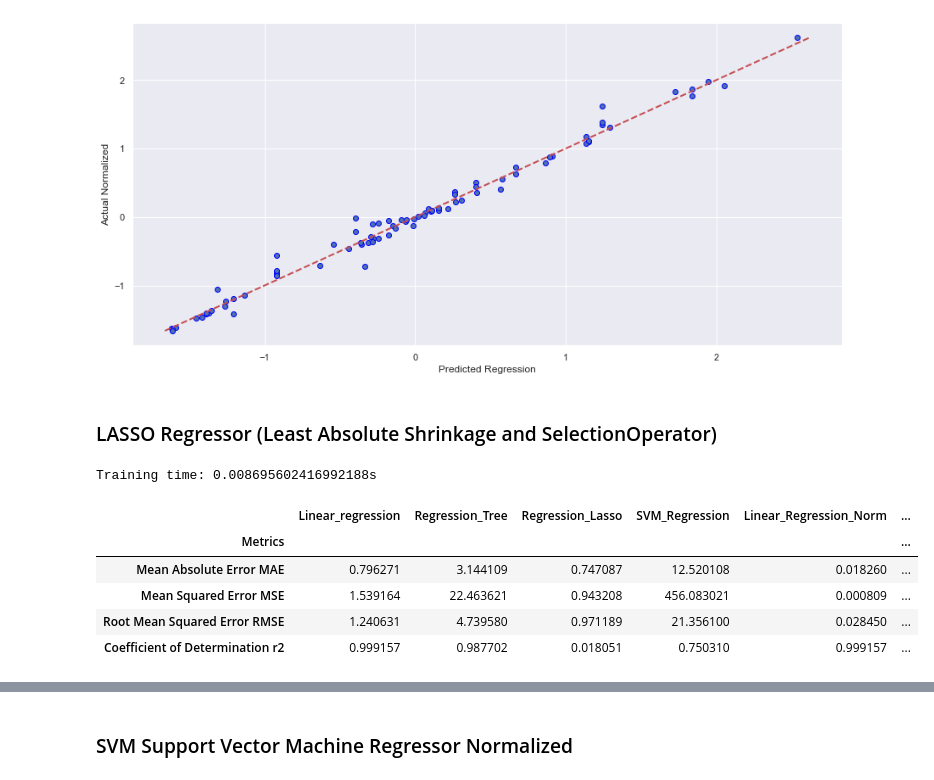
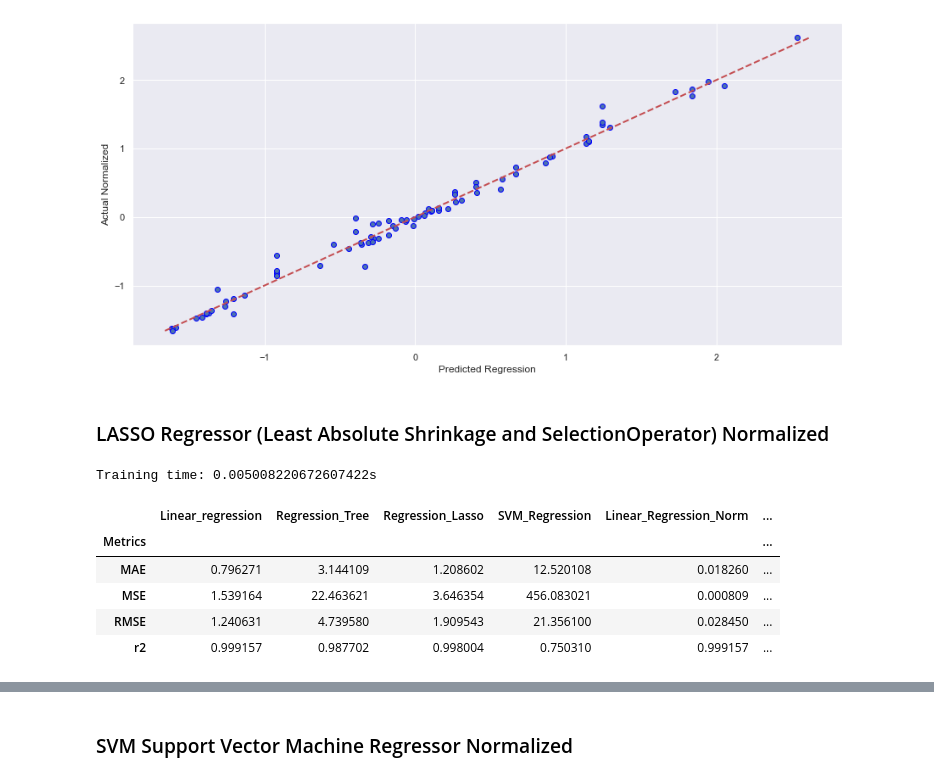
Before and after one commit to montwa/Ryerson, a Jupyter notebook: Coffee Price Regression Analysis.ipynb, the cells around one changed output, grey strips where cells are left out. Saved outputs shown, nothing was run; the diff lists cells and outputs as text; code cells hidden in the pictures.

```diff
--- a/Coffee Price Regression Analysis.ipynb
+++ b/Coffee Price Regression Analysis.ipynb
@@ -639,7 +643,7 @@ r2 = r2_score(y_test, predicted_regression)
 
 # creates an empty dataframe to store the results for the metrics
 errors = pd.DataFrame()
-errors['Metrics'] =['Mean Absolute Error MAE', 'Mean Squared Error MSE', 'Root Mean Squared Error RMSE', 'Coefficient of Determination r2']
+errors['Metrics'] =['MAE', 'MSE', 'RMSE', 'r2']
 errors['Linear_regression'] = [mae, mse, rmse, r2]
 errors.set_index('Metrics', inplace = True) # sets the index
 errors
@@ -804,7 +810,10 @@ plt.show()
 from sklearn.linear_model import Lasso
 
 # creates the model
-lasso_regressor = Lasso(fit_intercept=False)
+#lasso_regressor = Lasso(fit_intercept=False)
+alpha = 0.1 # for normalized
+beta = 1 # for not normalized
+lasso_regressor = Lasso(beta)
 
 # Start measuring the time it takes to train the model
 start = time.time()
@@ -1153,14 +1162,15 @@ plt.show()
 # %% [output]
 [figure]
 # %% [markdown]
-### LASSO Regressor (Least Absolute Shrinkage and SelectionOperator)
+### LASSO Regressor (Least Absolute Shrinkage and SelectionOperator) Normalized
 # %%
 # import the necesary libraries
 from sklearn.linear_model import Lasso
 
-# creates the model
-#lasso_regressor = Lasso(fit_intercept=False)
-lasso_regressor = Lasso()
+# creates the model, alpha = 0, then the lasso regression line will be the same as the least square lines, and as it gests
+# smaller, until the slope is 0
+# lasso is the sum of the quared residuals + alpha x |the slope|
+lasso_regressor = Lasso(alpha)
 
 # Start measuring the time it takes to train the model
 start = time.time()
@@ -1178,23 +1188,23 @@ print(f'Training time: {lasson_time}s')
 # obtain the predictions
 predicted_lasso_norm = lasso_regressor.predict(X_test)
 # %% [output]
-Training time: 0.008695602416992188s
+Training time: 0.005008220672607422s
 # %%
 mae = mean_absolute_error(y_test, predicted_lasso_norm)
 mse = mean_squared_error(y_test, predicted_lasso_norm)
 rmse = sqrt(mse)
 r2 = r2_score(y_test, predicted_lasso_norm)
 
 # dataframe to store the results for the metrics
-errors['Regression_Lasso'] = [mae, mse, rmse, r2]
+errors['Regression_Lasso_Norm'] = [mae, mse, rmse, r2]
 errors
 # %% [output]
 |  | Linear_regression | Regression_Tree | Regression_Lasso | SVM_Regression | Linear_Regression_Norm | ... |
 | Metrics |  |  |  |  |  | ... |
-| Mean Absolute Error MAE | 0.796271 | 3.144109 | 0.747087 | 12.520108 | 0.018260 | ... |
-| Mean Squared Error MSE | 1.539164 | 22.463621 | 0.943208 | 456.083021 | 0.000809 | ... |
-| Root Mean Squared Error RMSE | 1.240631 | 4.739580 | 0.971189 | 21.356100 | 0.028450 | ... |
-| Coefficient of Determination r2 | 0.999157 | 0.987702 | 0.018051 | 0.750310 | 0.999157 | ... |
+| MAE | 0.796271 | 3.144109 | 1.208602 | 12.520108 | 0.018260 | ... |
+| MSE | 1.539164 | 22.463621 | 3.646354 | 456.083021 | 0.000809 | ... |
+| RMSE | 1.240631 | 4.739580 | 1.909543 | 21.356100 | 0.028450 | ... |
+| r2 | 0.999157 | 0.987702 | 0.998004 | 0.750310 | 0.999157 | ... |
 # %%
 results['predicted_lasso_norm'] = predicted_lasso_norm
 results.head(5)
```
Also changed, not shown: parts of 90 cells of this notebook, 2 other files.
